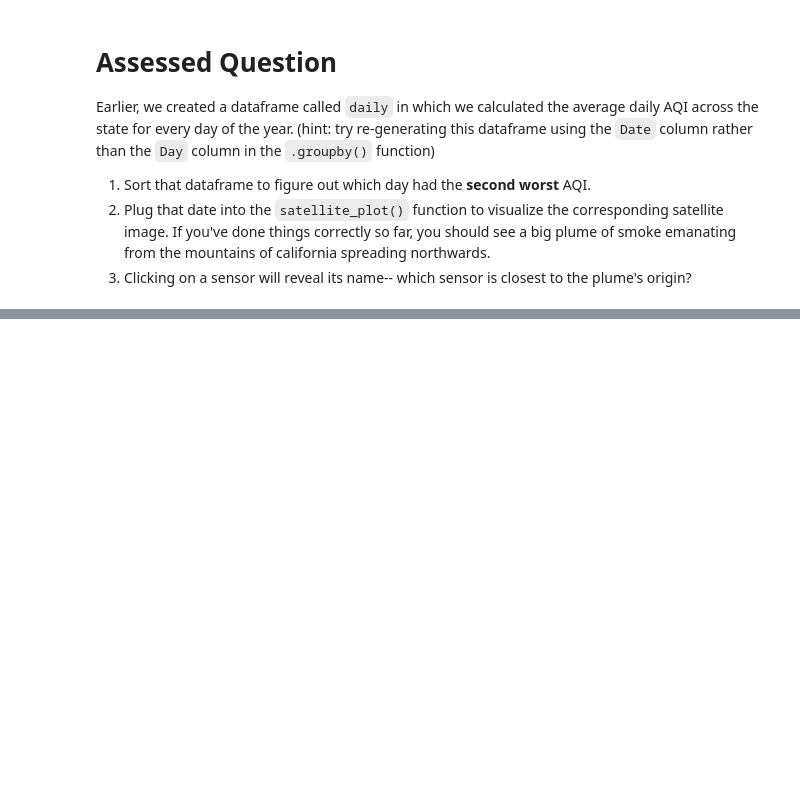
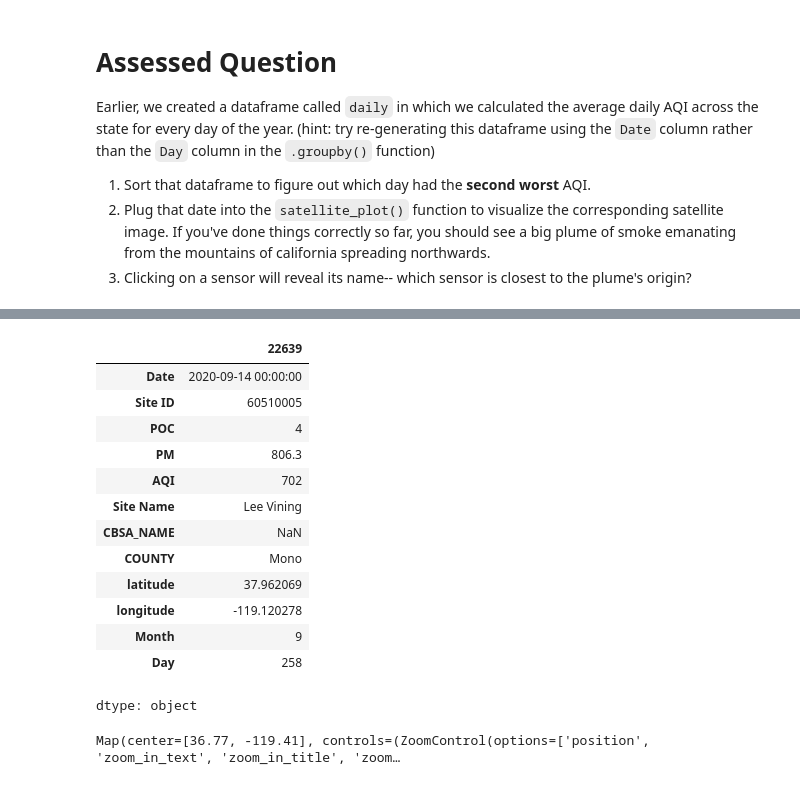
Before and after one commit to Sammy-aaa/QM2-1, a Jupyter notebook: notebooks/W03. Spatial Data.ipynb, the cells around one changed output, grey strips where cells are left out. Saved outputs shown, nothing was run; the diff lists cells and outputs as text; code cells hidden in the pictures; blank space fills up the shorter version.

```diff
--- a/notebooks/W03. Spatial Data.ipynb
+++ b/notebooks/W03. Spatial Data.ipynb
@@ -497,0 +517,22 @@ Earlier, we created a dataframe called `daily` in which we calculated the averag
+# %%
+df.sort_values(by=["AQI"],ascending=False).iloc[1]
+# %% [output]
+|  | 22639 |
+| Date | 2020-09-14 00:00:00 |
+| Site ID | 60510005 |
+| POC | 4 |
+| PM | 806.3 |
+| AQI | 702 |
+| Site Name | Lee Vining |
+| CBSA_NAME | NaN |
+| COUNTY | Mono |
+| latitude | 37.962069 |
+| longitude | -119.120278 |
+| Month | 9 |
+| Day | 258 |
+dtype: object
+# %%
+day=df.sort_values(by=["AQI"],ascending=False).iloc[1]['Date']
+satellite_plot(day.strftime('%d-%m-%Y'))
+# %% [output]
+Map(center=[36.77, -119.41], controls=(ZoomControl(options=['position', 'zoom_in_text', 'zoom_in_title', 'zoom…
```
Also changed, not shown: parts of 6 cells of this notebook.
